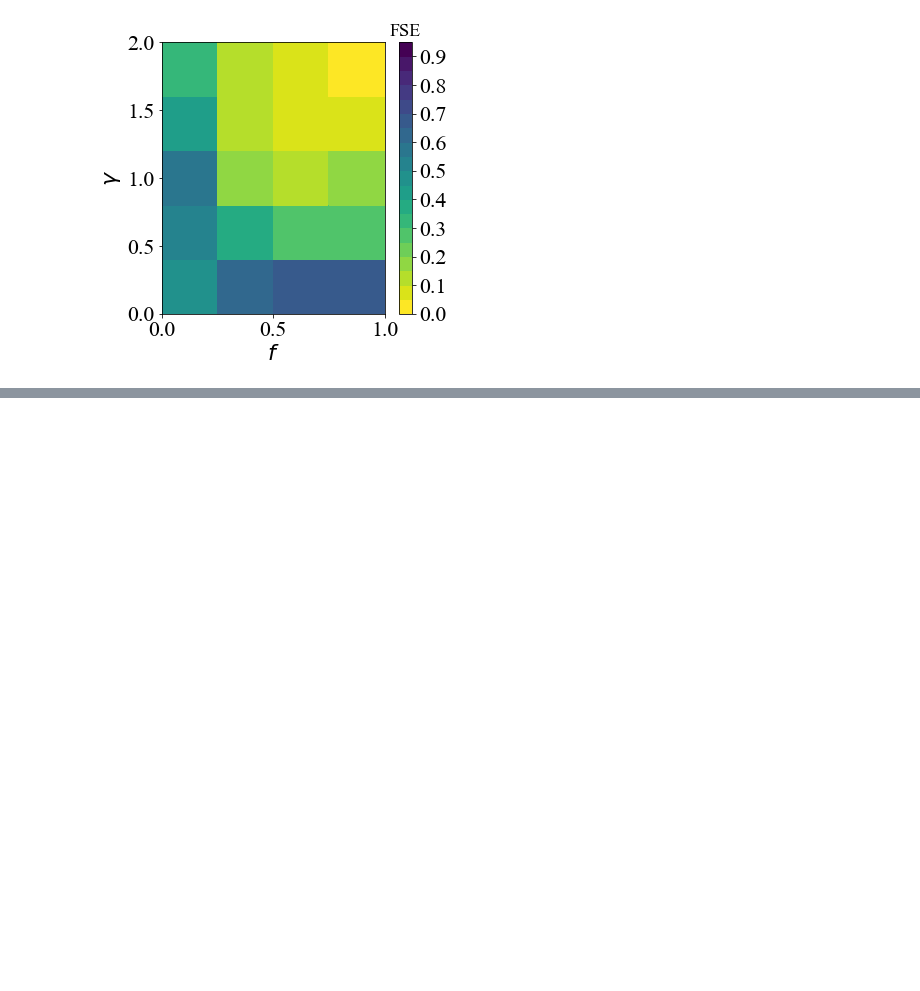
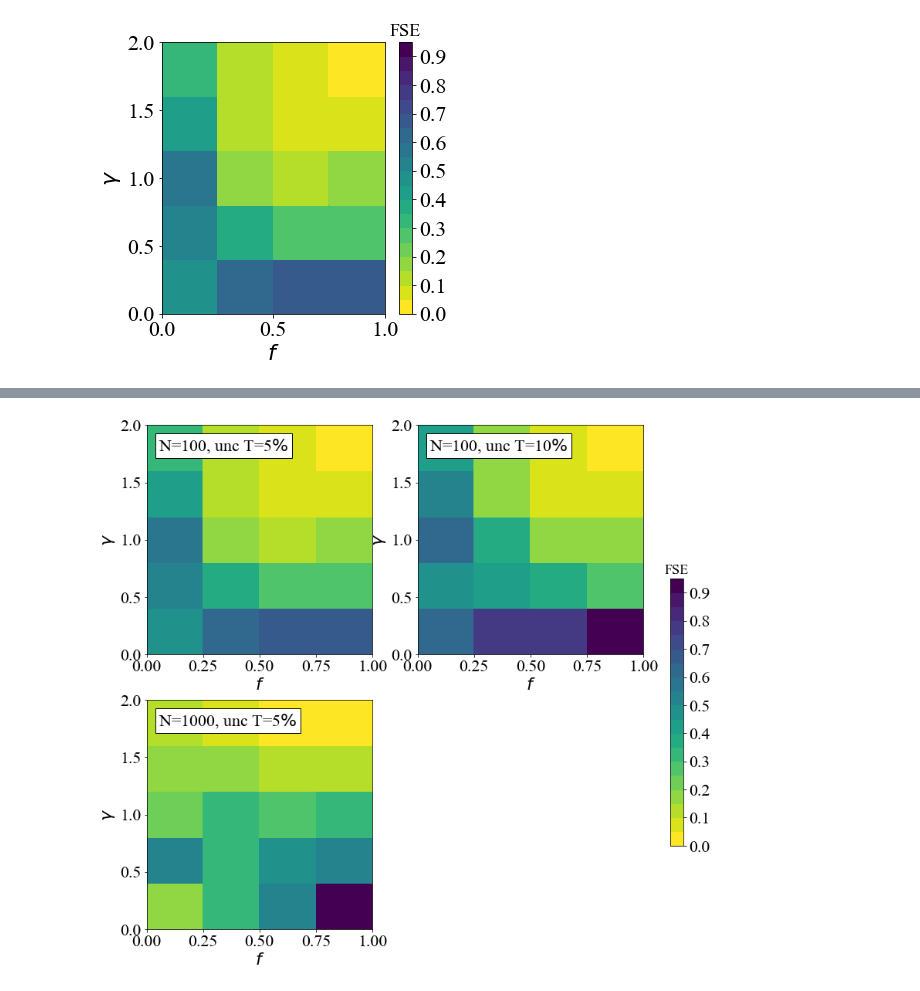
Before and after one commit to SvPoder/exoplanets, a Jupyter notebook: jupyter-notebook/reconstructed_DM.ipynb, the cells around one changed output, grey strips where cells are left out. Cells and saved outputs as stored; diff of their text form; code cells hidden in the pictures; blank space fills up the shorter version.

```diff
--- a/jupyter-notebook/reconstructed_DM.ipynb
+++ b/jupyter-notebook/reconstructed_DM.ipynb
@@ -416,0 +510,9 @@ FSE_grid_f_gamma(filepath, nBDs, rel_unc, plot_f=False)
+# %%
+fig, ax = plt.subplots(2, 2, figsize=(12, 12))
+
+filepath = "../results/bayesian/ex1/"
+plot_FSE_grid_f_gamma(filepath, fig, ax, plot_f=False)
+
+fig.savefig("../Figs/ex1_FSE_gamma.pdf")
+# %% [output]
+[figure, added]
```
Also changed, not shown: parts of 6 cells of this notebook, 3 other files.
